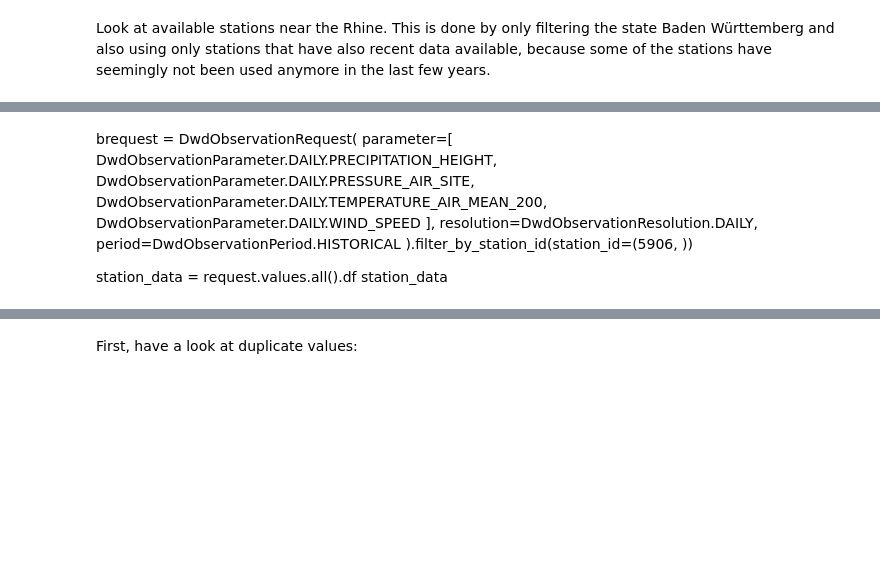
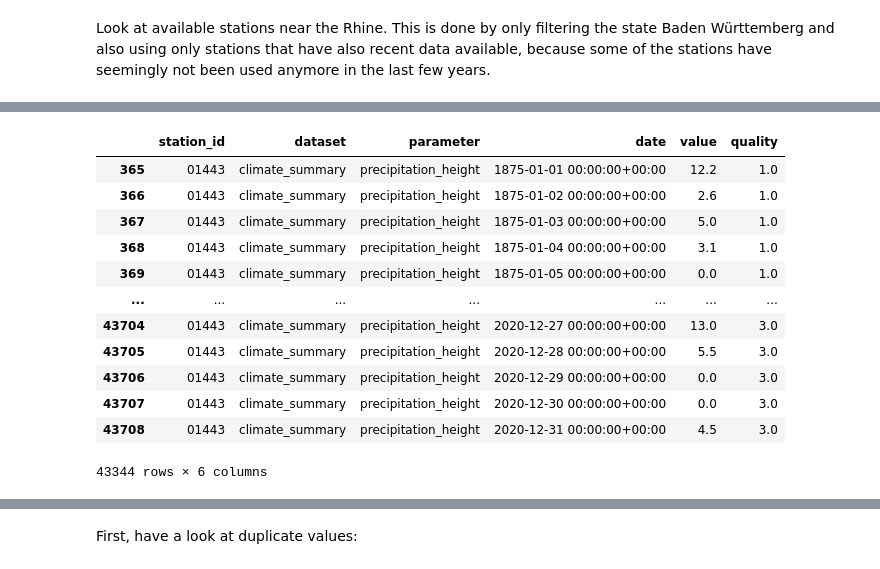
Before and after one commit to AJWarnke/datascienceml2022, a Jupyter notebook: network-DWD.ipynb, the cells around one changed output, grey strips where cells are left out. Drawn from its saved outputs; the diff is of its cells as text; code cells hidden in the pictures; blank space fills up the shorter version.

```diff
--- a/network-DWD.ipynb
+++ b/network-DWD.ipynb
@@ -114,14 +109,16 @@ precipitation_ma_recent= get_recent_data(ma_id)
-# %% [markdown]
-brequest = DwdObservationRequest(
-    parameter=[
-        DwdObservationParameter.DAILY.PRECIPITATION_HEIGHT,
-        DwdObservationParameter.DAILY.PRESSURE_AIR_SITE,
-        DwdObservationParameter.DAILY.TEMPERATURE_AIR_MEAN_200,
-        DwdObservationParameter.DAILY.WIND_SPEED
-    ],
-    resolution=DwdObservationResolution.DAILY,
-    period=DwdObservationPeriod.HISTORICAL
-).filter_by_station_id(station_id=(5906, ))
-
-station_data = request.values.all().df
-station_data
+# %%
+precipitation_frei_historical[365:]
+# %% [output]
+|  | station_id | dataset | parameter | date | value | quality |
+| 365 | 01443 | climate_summary | precipitation_height | 1875-01-01 00:00:00+00:00 | 12.2 | 1.0 |
+| 366 | 01443 | climate_summary | precipitation_height | 1875-01-02 00:00:00+00:00 | 2.6 | 1.0 |
+| 367 | 01443 | climate_summary | precipitation_height | 1875-01-03 00:00:00+00:00 | 5.0 | 1.0 |
+| 368 | 01443 | climate_summary | precipitation_height | 1875-01-04 00:00:00+00:00 | 3.1 | 1.0 |
+| 369 | 01443 | climate_summary | precipitation_height | 1875-01-05 00:00:00+00:00 | 0.0 | 1.0 |
+| ... | ... | ... | ... | ... | ... | ... |
+| 43704 | 01443 | climate_summary | precipitation_height | 2020-12-27 00:00:00+00:00 | 13.0 | 3.0 |
+| 43705 | 01443 | climate_summary | precipitation_height | 2020-12-28 00:00:00+00:00 | 5.5 | 3.0 |
+| 43706 | 01443 | climate_summary | precipitation_height | 2020-12-29 00:00:00+00:00 | 0.0 | 3.0 |
+| 43707 | 01443 | climate_summary | precipitation_height | 2020-12-30 00:00:00+00:00 | 0.0 | 3.0 |
+| 43708 | 01443 | climate_summary | precipitation_height | 2020-12-31 00:00:00+00:00 | 4.5 | 3.0 |
+43344 rows × 6 columns
```
Also changed, not shown: parts of 75 cells of this notebook.
